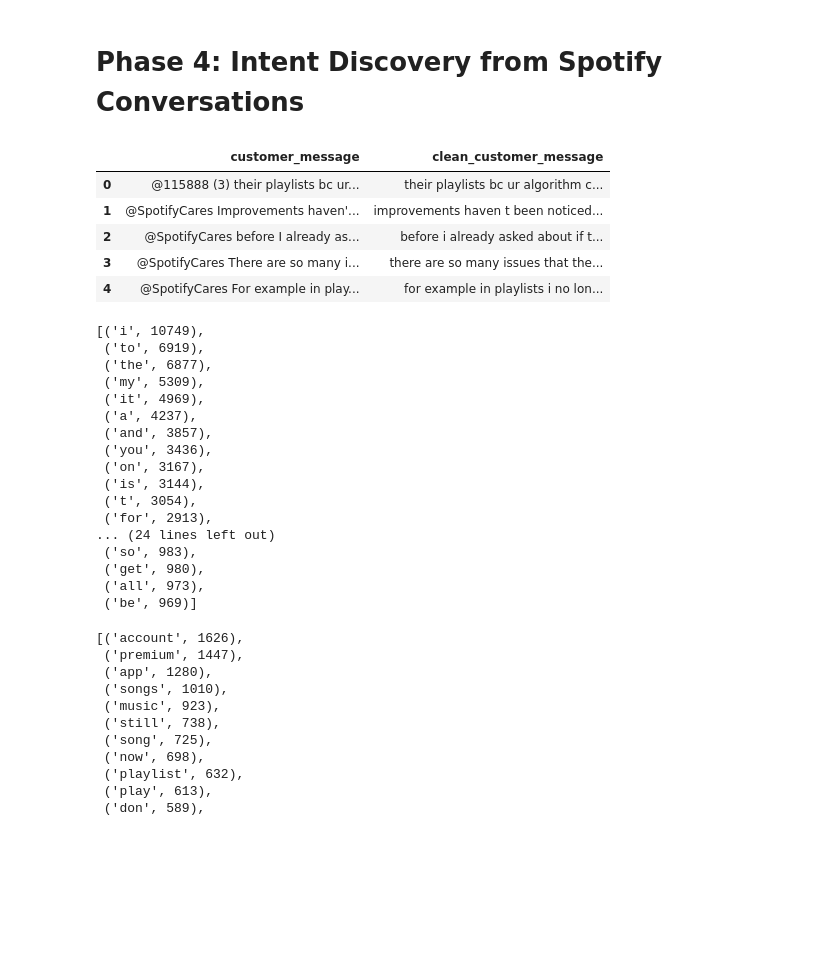
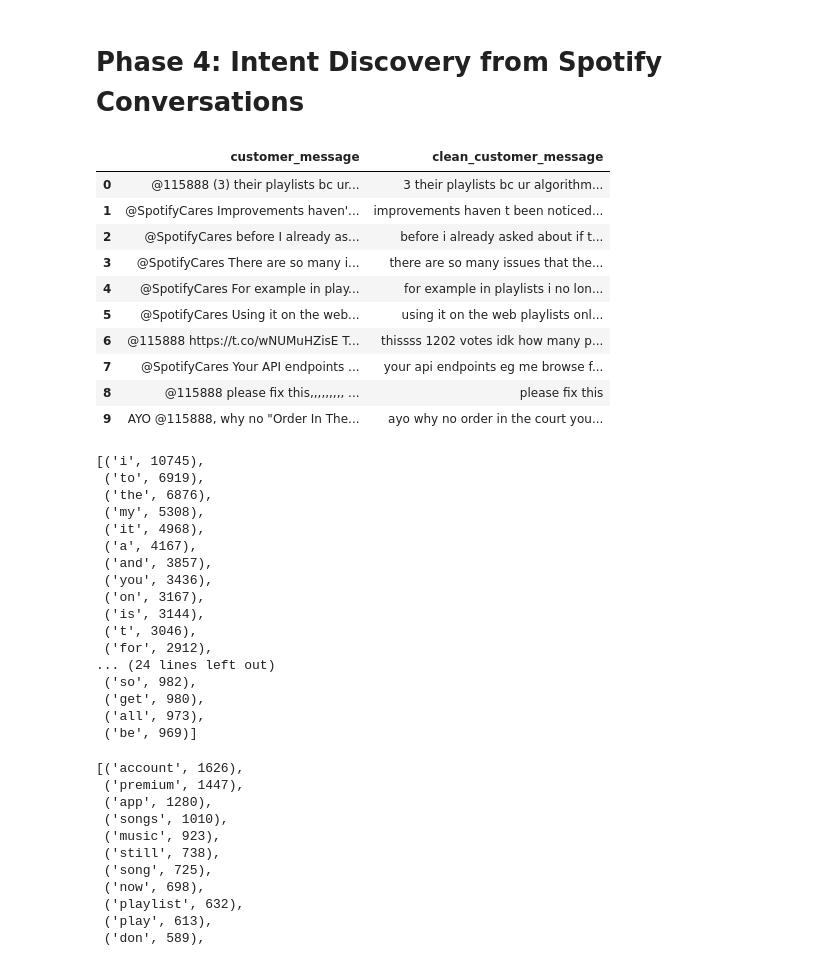
Before and after one commit to Rukshana-S/hiver-spotify-ai-support-agent, a Jupyter notebook: 01_spotify_data_preprocessing.ipynb, the cells around one changed output. Saved outputs shown, nothing was run; the diff lists cells and outputs as text; code cells hidden in the pictures; blank space fills up the shorter version.

```diff
--- a/01_spotify_data_preprocessing.ipynb
+++ b/01_spotify_data_preprocessing.ipynb
@@ -478,37 +478,68 @@ Updated conversation_pairs.csv saved.
 # Phase 4: Intent Discovery from Spotify Conversations
 # %%
 import re
+import html
 
 def clean_text(text):
-    text = str(text).lower()
+    text = str(text)
 
-    # Remove @mentions
+    # Convert HTML entities (&amp; -> &)
+    text = html.unescape(text)
+
+    # Fix common encoding (mojibake) issues
+    replacements = {
+        "â€™": "'",
+        "â€œ": '"',
+        "â€\x9d": '"',
+        "â€“": "-",
+        "â€”": "-",
+        "Ã©": "e",
+        "Ã": ""
+    }
+
+    for wrong, right in replacements.items():
+        text = text.replace(wrong, right)
+
+    # Convert to lowercase
+    text = text.lower()
+
+    # Remove Twitter mentions (@SpotifyCares, @115888)
     text = re.sub(r'@\w+', '', text)
 
     # Remove URLs
-    text = re.sub(r'http\S+', '', text)
+    text = re.sub(r'http\S+|www\S+', '', text)
 
-    # Keep only letters and spaces
-    text = re.sub(r'[^a-z\s]', ' ', text)
+    # Keep hashtag words (#feature -> feature)
+    text = re.sub(r'#(\w+)', r'\1', text)
+
+    # Remove remaining unwanted characters
+    text = re.sub(r'[^a-z0-9\s]', ' ', text)
 
     # Remove extra spaces
     text = re.sub(r'\s+', ' ', text).strip()
 
     return text
 
+# Create cleaned text column
 conversation_pairs["clean_customer_message"] = (
     conversation_pairs["customer_message"]
     .apply(clean_text)
 )
 
-conversation_pairs[["customer_message","clean_customer_message"]].head()
+# Preview the results
+conversation_pairs[["customer_message", "clean_customer_message"]].head(10)
 # %% [output]
 |  | customer_message | clean_customer_message |
-| 0 | @115888 (3) their playlists bc ur... | their playlists bc ur algorithm c... |
+| 0 | @115888 (3) their playlists bc ur... | 3 their playlists bc ur algorithm... |
 | 1 | @SpotifyCares Improvements haven'... | improvements haven t been noticed... |
 | 2 | @SpotifyCares before I already as... | before i already asked about if t... |
 | 3 | @SpotifyCares There are so many i... | there are so many issues that the... |
 | 4 | @SpotifyCares For example in play... | for example in playlists i no lon... |
+| 5 | @SpotifyCares Using it on the web... | using it on the web playlists onl... |
+| 6 | @115888 https://t.co/wNUMuHZisE T... | thissss 1202 votes idk how many p... |
+| 7 | @SpotifyCares Your API endpoints ... | your api endpoints eg me browse f... |
+| 8 | @115888 please fix this,,,,,,,,, ... | please fix this |
+| 9 | AYO @115888, why no "Order In The... | ayo why no order in the court you... |
 # %%
 from collections import Counter
 
@@ -521,20 +552,20 @@ common_words = Counter(all_words).most_common(40)
 
 common_words
 # %% [output]
-[('i', 10749),
+[('i', 10745),
  ('to', 6919),
- ('the', 6877),
- ('my', 5309),
- ('it', 4969),
- ('a', 4237),
+ ('the', 6876),
+ ('my', 5308),
+ ('it', 4968),
+ ('a', 4167),
  ('and', 3857),
  ('you', 3436),
  ('on', 3167),
  ('is', 3144),
- ('t', 3054),
- ('for', 2913),
+ ('t', 3046),
+ ('for', 2912),
 ... (24 lines left out)
- ('so', 983),
+ ('so', 982),
  ('get', 980),
  ('all', 973),
  ('be', 969)]
```
Also changed, not shown: parts of 8 cells of this notebook.
